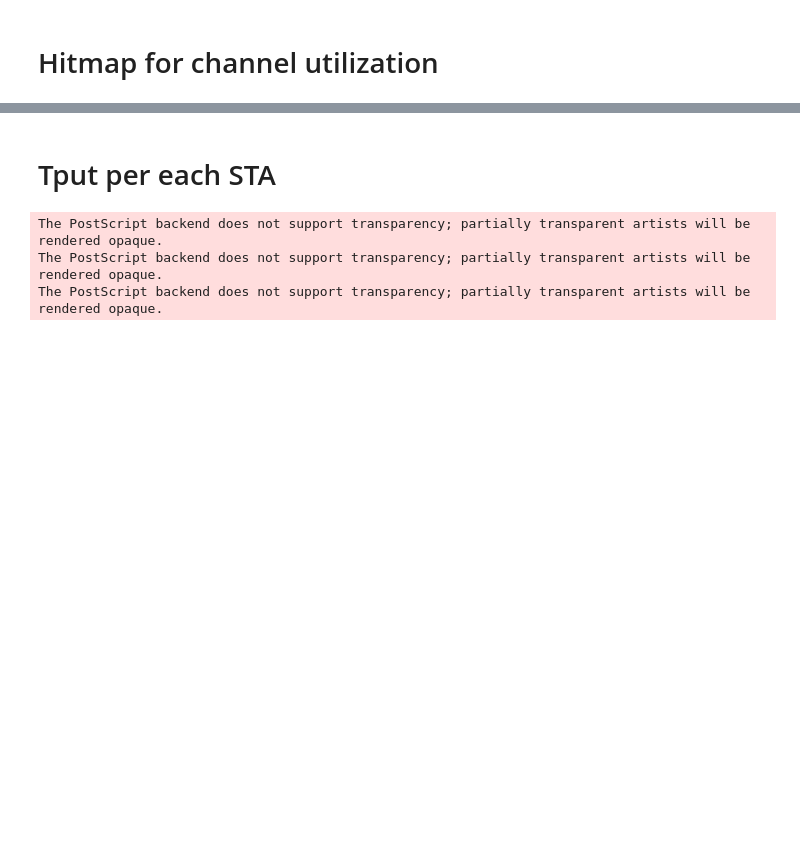
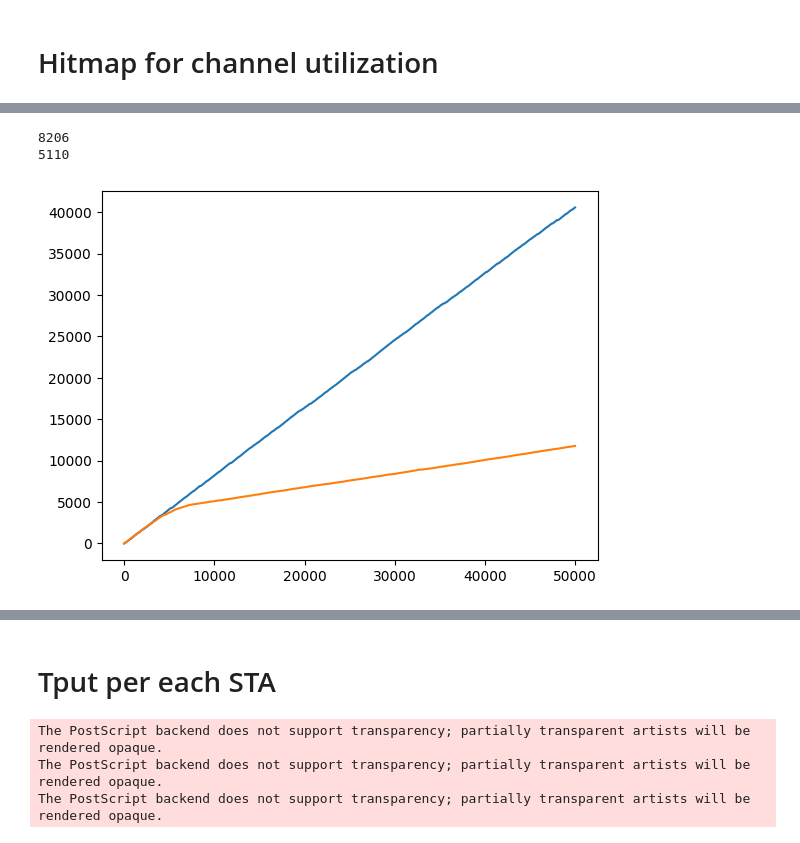
Before and after one commit to crazytb/NPCA, a Jupyter notebook: main_analyze_csvs.ipynb, the cells around one changed output, grey strips where cells are left out. Saved outputs shown, nothing was run; the diff lists cells and outputs as text; code cells hidden in the pictures; blank space fills up the shorter version.

```diff
--- a/main_analyze_csvs.ipynb
+++ b/main_analyze_csvs.ipynb
@@ -30,7 +30,33 @@ df
 # %%
+df_off = pd.read_pickle("sim_results/sim_result_s2_2_fshort_npca_0.pkl")
+df_off['util_ch_0'] = (df_off["states_ch_0"].apply(lambda x: x.count("primary_tx") == 1)
+                   | df_off["states_ch_0"].apply(lambda x: x.count("npca_tx") == 1))
+df_off['util_ch_1'] = (df_off["states_ch_1"].apply(lambda x: x.count("primary_tx") == 1)
+                   | df_off["states_ch_1"].apply(lambda x: x.count("npca_tx") == 1))
+df_off.to_csv("npca_off.csv")
+
 df_on = pd.read_pickle("sim_results/sim_result_s2_2_fshort_npca_1.pkl")
-df_off = pd.read_pickle("sim_results/sim_result_s2_2_fshort_npca_0.pkl")
+df_on['util_ch_0'] = (df_on["states_ch_0"].apply(lambda x: x.count("primary_tx") == 1)
+                   | df_on["states_ch_0"].apply(lambda x: x.count("npca_tx") == 1))
+df_on['util_ch_1'] = (df_on["states_ch_1"].apply(lambda x: x.count("primary_tx") == 1)
+                   | df_on["states_ch_1"].apply(lambda x: x.count("npca_tx") == 1))
+df_on.to_csv("npca_on.csv")
 # %%
-df_on
+num = 10000
+
+print(len(df_off.loc[(df_off.index < num) & (df_off["util_ch_1"] == True)]))
+print(len(df_on.loc[(df_on.index < num) & (df_on["util_ch_1"] == True)]))
+# %% [output]
+8206
+5110
+# %%
+import matplotlib.pyplot as plt
+
+num = 50000
+plt.plot(range(num), df_off['util_ch_1'].cumsum()[0:num])
+plt.plot(range(num), df_on['util_ch_1'].cumsum()[0:num])
+plt.show()
+# %% [output]
+[figure, added]
 # %%
 df_off = pd.read_pickle("sim_results/sim_result_s2_2_fshort_npca_0.pkl")
```
Also changed, not shown: parts of 8 cells of this notebook, 5 other files.
